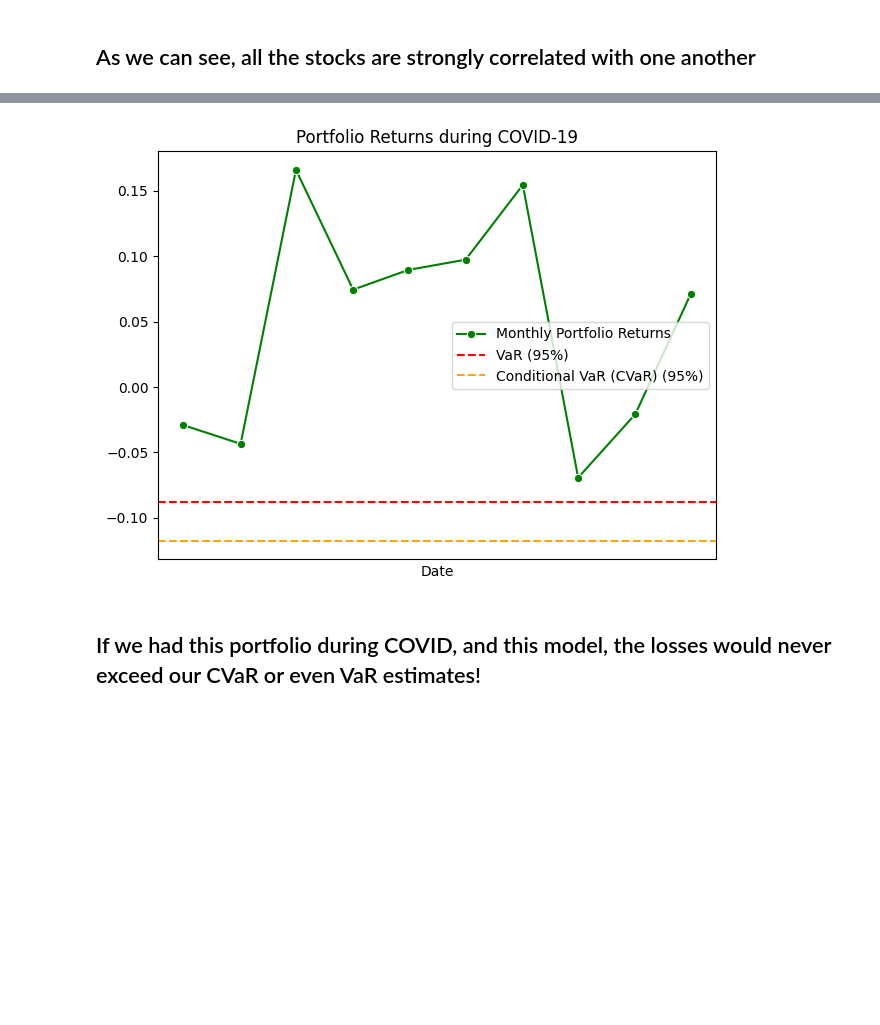
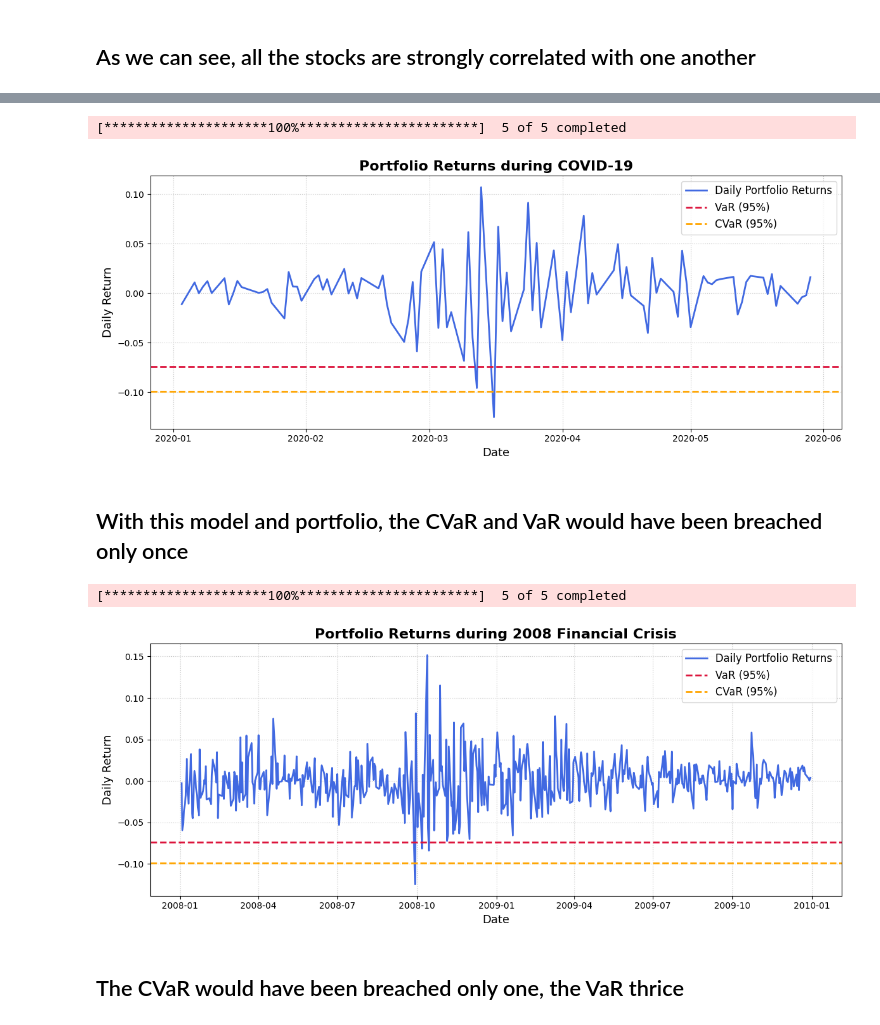
Before and after one commit to manipuppeteer/Finance-Projects, a Jupyter notebook: VaR & CVaR modelling/VaR_monthly.ipynb, the cells around one changed output, grey strips where cells are left out. Drawn from its saved outputs; the diff is of its cells as text; code cells hidden in the pictures; blank space fills up the shorter version.

```diff
--- a/VaR & CVaR modelling/VaR_monthly.ipynb
+++ b/VaR & CVaR modelling/VaR_monthly.ipynb
@@ -301,20 +323,3 @@ scaling = np.sqrt(g)[:, None]  # reshape for broadcasting
 
 # Simulate multivariate t
 mvt_samples = mean_vec + (z - mean_vec) / scaling  # shape: (n_samples, n_assets)
-# %%
-#mvt_samples.shape
-portfolio_returns_t = mvt_samples.dot(weights)
-portfolio_returns_normal= z.dot(weights)  # shape: (n_samples,)
-df, loc, scale = t.fit(portfolio_returns_t)
-mean, std_dev = norm.fit(portfolio_returns_normal)
-sns.kdeplot(portfolio_returns_t,  color='red', label='Multivariate t-distribution')
-sns.kdeplot(portfolio_returns_normal, color='skyblue', label='Multivariate Normal Distribution')
-sns.kdeplot(portfolio_returns, color='green', fill=False, alpha=0.7, label='Historical Portfolio Returns KDE')
-#plt.plot(x, , 'g--', label=f'Multivariate normal-distribution PDF (df={df:.1f})')
-plt.title('Simulated Portfolio Returns from Multivariate distributions')
-plt.xlabel('Return')
-plt.ylabel('Density')
-plt.xlim(-0.4, -0.15)
-plt.ylim(0,1)
-plt.legend()
-plt.show()
@@ -358,13 +376,40 @@ array([-0.02916097, -0.04340726,  0.1658459 ,  0.07437378,  0.08947902,
 # %%
-sns.lineplot(data = covid_returns, color = 'green', label='Monthly Portfolio Returns', marker='o')
-plt.axhline(y=VaR_mvn, color='red', linestyle='--', label=f'VaR ({confidence_level*100:.0f}%)')
-plt.axhline(y=CVaR_mvn, color='orange', linestyle='--', label=f'Conditional VaR (CVaR) ({confidence_level*100:.0f}%)')
-plt.title('Portfolio Returns during COVID-19')
-plt.xticks([])
-plt.legend()
+covid_data = yf.download(tickers, start="2020-01-01", end="2020-06-01")['Close']
+covid_returns = covid_data.pct_change().dropna().dot(weights)
+
+plt.figure(figsize=(12, 5))
+plt.plot(covid_returns.index, covid_returns, label='Daily Portfolio Returns', color='royalblue', linewidth=2)
+plt.axhline(y=VaR_mvn, color='crimson', linestyle='--', linewidth=2, label=f'VaR ({confidence_level*100:.0f}%)')
+plt.axhline(y=CVaR_mvn, color='orange', linestyle='--', linewidth=2, label=f'CVaR ({confidence_level*100:.0f}%)')
+plt.title('Portfolio Returns during COVID-19', fontsize=16, fontweight='bold')
+plt.xlabel('Date', fontsize=13)
+plt.ylabel('Daily Return', fontsize=13)
+plt.legend(fontsize=12, frameon=True)
+plt.grid(True, linestyle=':', alpha=0.7)
 plt.tight_layout()
 plt.show()
 # %% [output]
+[*********************100%***********************]  5 of 5 completed
-[figure, old version]
+[figure, new version]
-# %% [markdown]
-## If we had this portfolio during COVID, and this model, the losses would never exceed our CVaR or even VaR estimates!
+# %% [markdown]
+## With this model and portfolio, the CVaR and VaR would have been breached only once
+# %%
+crisis_data = yf.download(tickers, start="2008-01-01", end="2009-12-31")['Close']
+crisis_returns = crisis_data.pct_change().dropna().dot(weights)
+
+plt.figure(figsize=(12, 5))
+plt.plot(crisis_returns.index, crisis_returns, label='Daily Portfolio Returns', color='royalblue', linewidth=2)
+plt.axhline(y=VaR_mvn, color='crimson', linestyle='--', linewidth=2, label=f'VaR ({confidence_level*100:.0f}%)')
+plt.axhline(y=CVaR_mvn, color='orange', linestyle='--', linewidth=2, label=f'CVaR ({confidence_level*100:.0f}%)')
+plt.title('Portfolio Returns during 2008 Financial Crisis', fontsize=16, fontweight='bold')
+plt.xlabel('Date', fontsize=13)
+plt.ylabel('Daily Return', fontsize=13)
+plt.legend(fontsize=12, frameon=True)
+plt.grid(True, linestyle=':', alpha=0.7)
+plt.tight_layout()
+plt.show()
+# %% [output]
+[*********************100%***********************]  5 of 5 completed
+[figure, added]
+# %% [markdown]
+## The CVaR would have been breached only one, the VaR thrice
```
Also changed, not shown: parts of 31 cells of this notebook, 1 other file.
